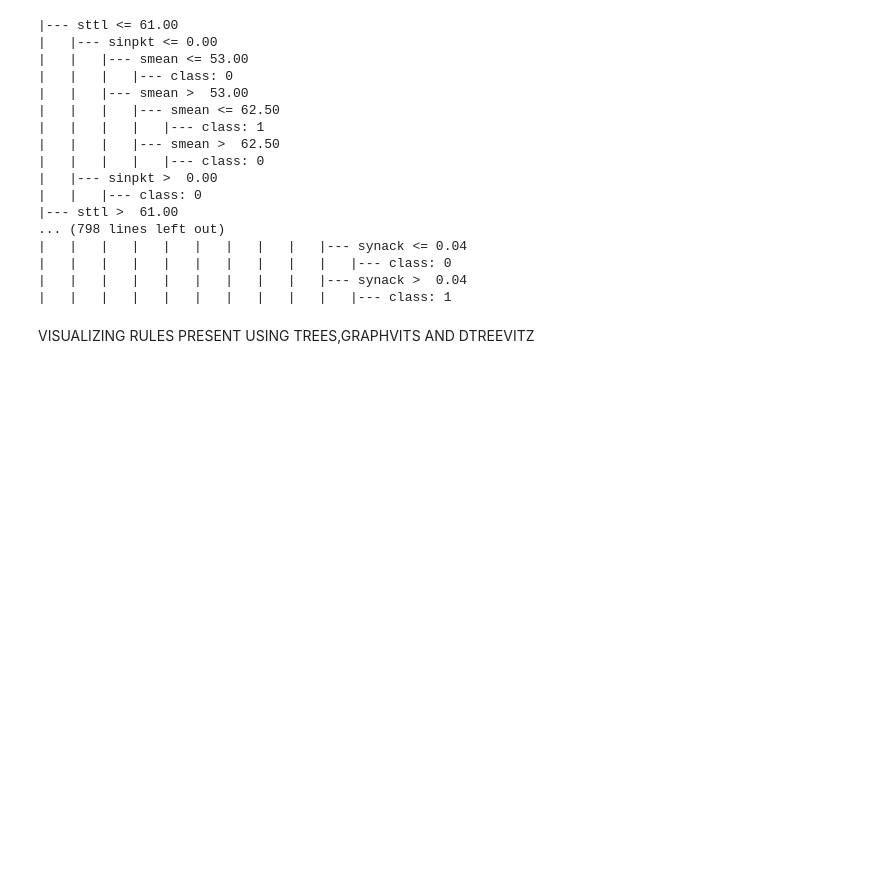
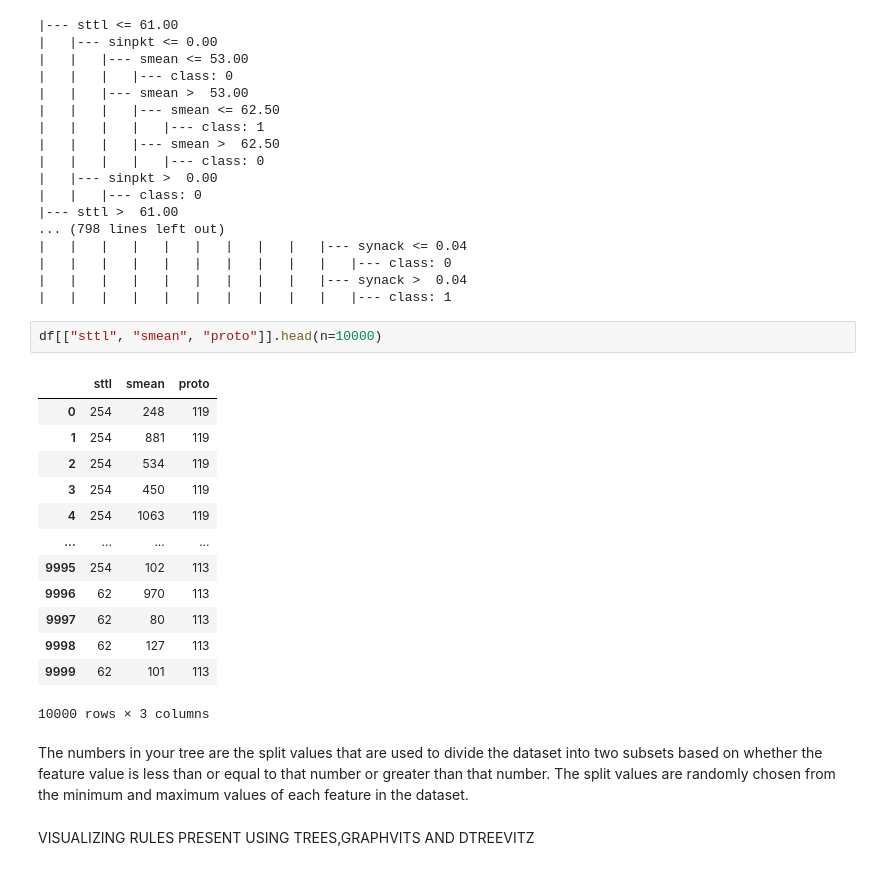
Before and after one commit to Abugahh/Detecting-Networks-Anomaly-using-ML, a Jupyter notebook: Project.ipynb, the cells around one changed output. Drawn from its saved outputs; the diff is of its cells as text; blank space fills up the shorter version.

```diff
--- a/Project.ipynb
+++ b/Project.ipynb
@@ -493,6 +530,25 @@ print(rules)
 |   |   |   |   |   |   |   |   |   |   |--- class: 0
 |   |   |   |   |   |   |   |   |   |--- synack >  0.04
 |   |   |   |   |   |   |   |   |   |   |--- class: 1
+# %%
+df[["sttl", "smean", "proto"]].head(n=10000)
+# %% [output]
+|  | sttl | smean | proto |
+| 0 | 254 | 248 | 119 |
+| 1 | 254 | 881 | 119 |
+| 2 | 254 | 534 | 119 |
+| 3 | 254 | 450 | 119 |
+| 4 | 254 | 1063 | 119 |
+| ... | ... | ... | ... |
+| 9995 | 254 | 102 | 113 |
+| 9996 | 62 | 970 | 113 |
+| 9997 | 62 | 80 | 113 |
+| 9998 | 62 | 127 | 113 |
+| 9999 | 62 | 101 | 113 |
+10000 rows × 3 columns
+# %% [markdown]
+
+The numbers in your tree are the split values that are used to divide the dataset into two subsets based on whether the feature value is less than or equal to that number or greater than that number. The split values are randomly chosen from the minimum and maximum values of each feature in the dataset.
 # %% [markdown]
 VISUALIZING RULES PRESENT USING TREES,GRAPHVITS AND DTREEVITZ
 # %%
```
Also changed, not shown: parts of 13 cells of this notebook.
